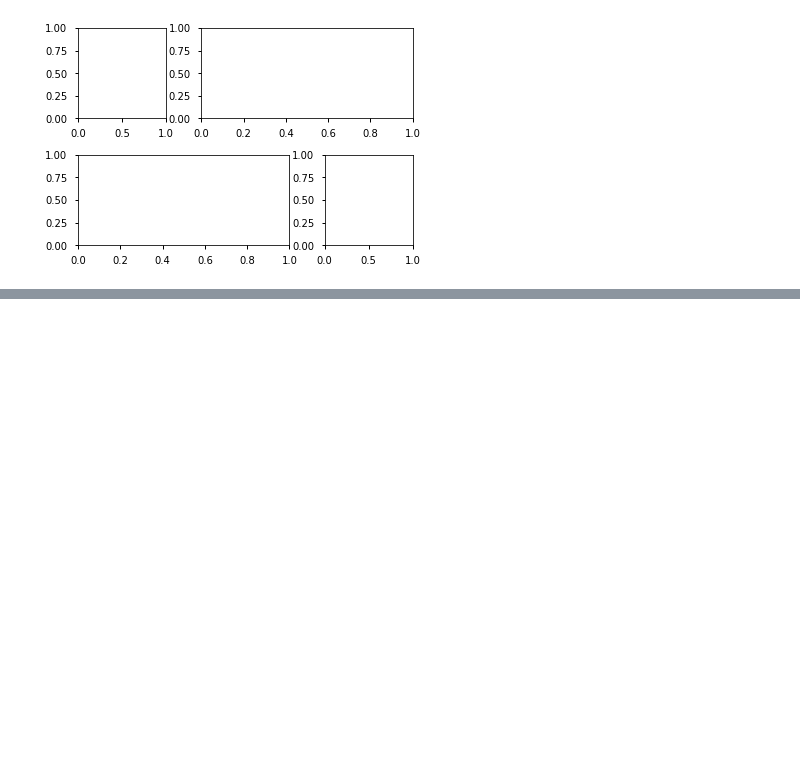
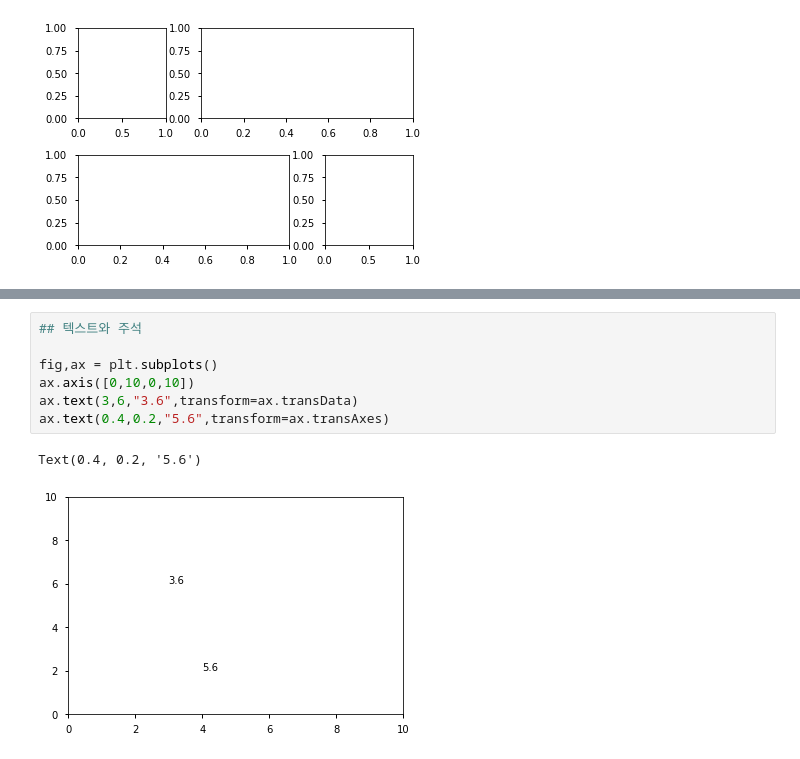
Before and after one commit to kwon-jaehong/fewshot-font-generation, a Jupyter notebook: CBAM/matplotlib.ipynb, the cells around one changed output, grey strips where cells are left out. Cells and saved outputs as stored; diff of their text form; blank space fills up the shorter version.

```diff
--- a/CBAM/matplotlib.ipynb
+++ b/CBAM/matplotlib.ipynb
@@ -319,0 +318,10 @@ RuntimeError: No mappable was found to use for colorbar creation. First define a
+# %%
+## 텍스트와 주석
+
+fig,ax = plt.subplots()
+ax.axis([0,10,0,10])
+ax.text(3,6,"3.6",transform=ax.transData)
+ax.text(0.4,0.2,"5.6",transform=ax.transAxes)
+# %% [output]
+Text(0.4, 0.2, '5.6')
+[figure, added]
```
Also changed, not shown: parts of 19 cells of this notebook, 24 other files.
